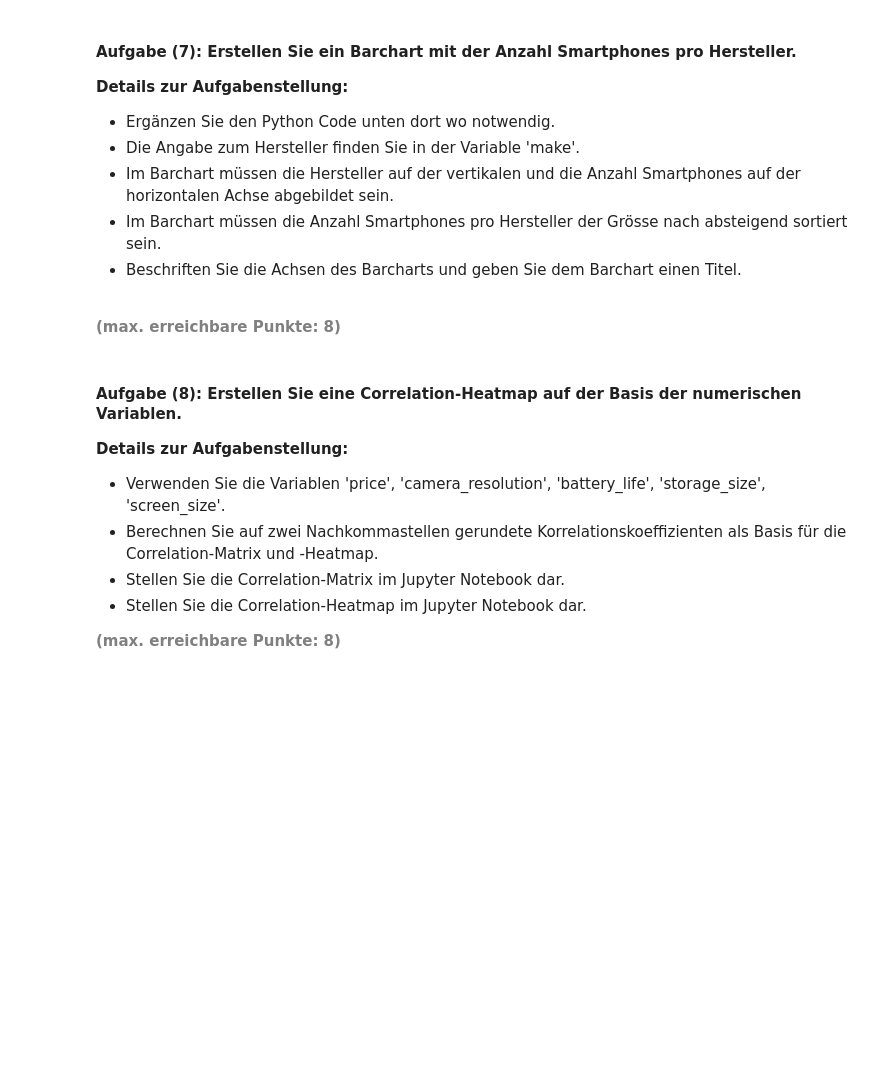
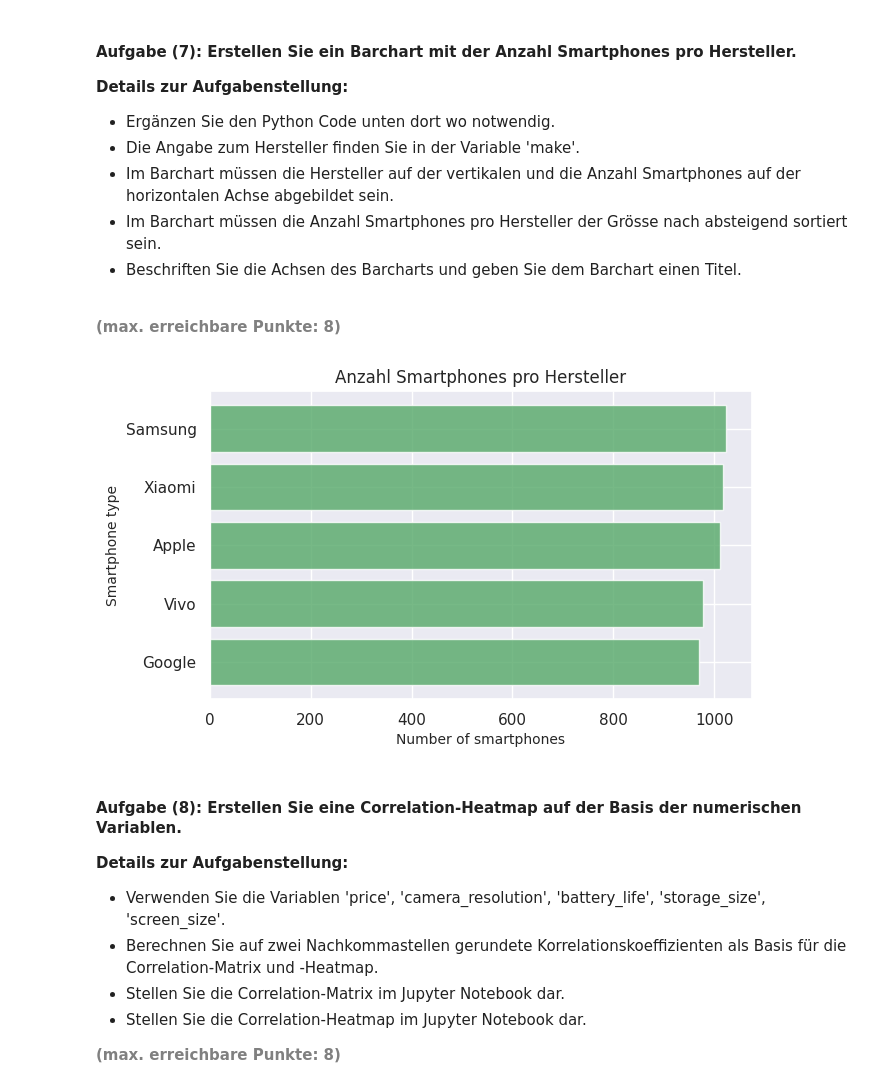
Before and after one commit to janneszuend/python_exploratory_data_analysis, a Jupyter notebook: ProbeSEP-AP02/AP02_Advanced_Data_Preparation_and_EDA.ipynb, the cells around one changed output. Saved outputs shown, nothing was run; the diff lists cells and outputs as text; code cells hidden in the pictures; blank space fills up the shorter version.

```diff
--- a/ProbeSEP-AP02/AP02_Advanced_Data_Preparation_and_EDA.ipynb
+++ b/ProbeSEP-AP02/AP02_Advanced_Data_Preparation_and_EDA.ipynb
@@ -589,16 +589,26 @@ sns.boxplot(x=df['price'],y=df['make'] , color="greenyellow")
 # %%
 # Gruppierung der Daten nach 'make' und Berechnung der Anzahl Smartphones
 df_bar = df['make'].value_counts().sort_values(ascending=True)
 
 # Zusammenstellen der Werte für den Barchart
 napart = list(df_bar.values)
 index = list(df_bar.index.values)
 y_pos = np.arange(len(index))
 
-# Erstellen des Barcharts
+# Figure
+fig, ax = plt.subplots(figsize=(7,4))
+ax.barh(y_pos, napart, align='center', color='g', alpha=0.8)
+ax.set_yticks(y_pos, index)
+ax.set_xlabel('Number of smartphones', fontsize=10)
+ax.set_ylabel('Smartphone type', fontsize=10)
+ax.set_title('Anzahl Smartphones pro Hersteller', fontsize=12)
+
 
 
 # Anzeigen der Graphik
+plt.show()
+# %% [output]
+[figure, added]
 # %% [markdown]
 #### <b>Aufgabe (8): Erstellen Sie eine Correlation-Heatmap auf der Basis der numerischen Variablen.</b>
 <b>Details zur Aufgabenstellung:</b>
```
Also changed, not shown: parts of 1 cell of this notebook.
